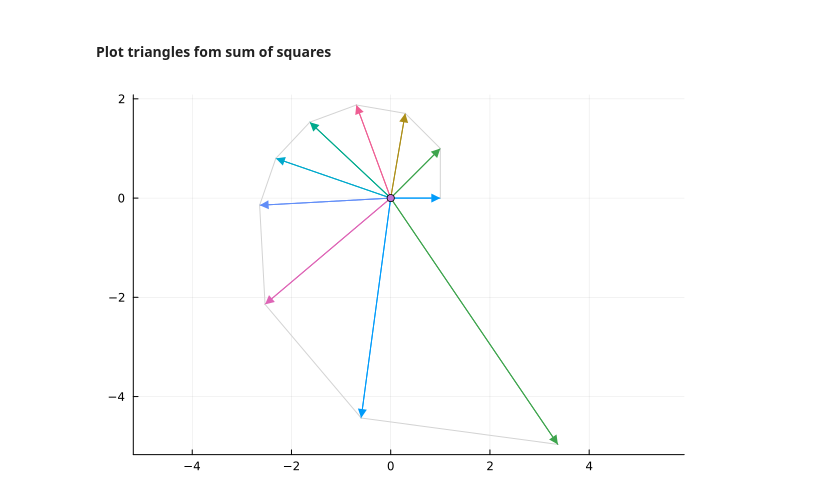
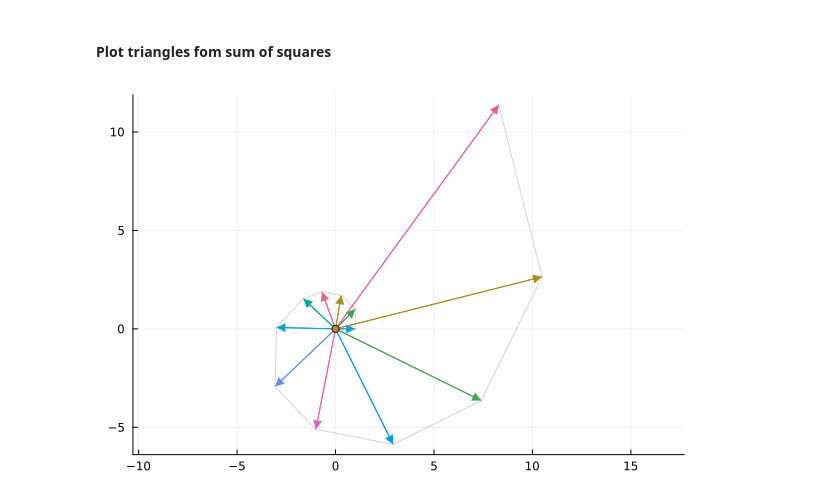
Before and after one commit to RohanGautam/SquareRoot, a Jupyter notebook: sqrt_viz.ipynb, the cells around one changed output. Cells and saved outputs as stored; diff of their text form; code cells hidden in the pictures.

```diff
--- a/sqrt_viz.ipynb
+++ b/sqrt_viz.ipynb
@@ -47,27 +47,27 @@ using Plots
 import LinearAlgebra:norm
 # %%
 # nums = [1,1,3,5] # 6sq = 1sq + 1sq +..5sq
-nums = map(√,reverse(get_squares(36)))
+nums = map(√,reverse(get_squares(198)))
 
 plot(aspect_ratio=:equal)
 prev_vec = 0
 cur_vec = 0
 for i in 1:length(nums)
     if i==1
         cur_vec = [nums[i],0]
     else
         θ = atan(nums[i]/norm(prev_vec))
         r = norm([nums[i], norm(prev_vec)])
         rot_scale_matrix = r*[cos(θ) -sin(θ); sin(θ) cos(θ)]
         cur_vec = rot_scale_matrix * (prev_vec/norm(prev_vec))
         # close triangle if needed
         plot!([prev_vec[1],cur_vec[1]], [prev_vec[2],cur_vec[2]], label=nothing, color="lightgrey")
     end
     plot!([0,cur_vec[1]], [0,cur_vec[2]], label=nothing, arrow=(:closed))
     prev_vec = cur_vec
 end
 
 scatter!([0],[0], label=nothing)
 current()
 # %% [output]
-[figure, old version]
+[figure, new version]
```
